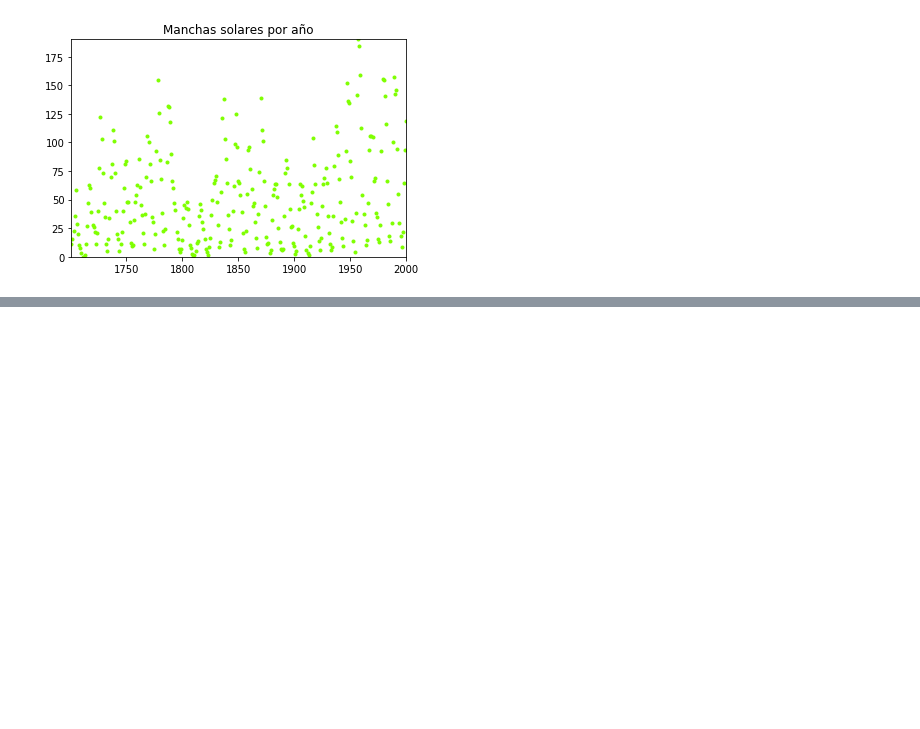
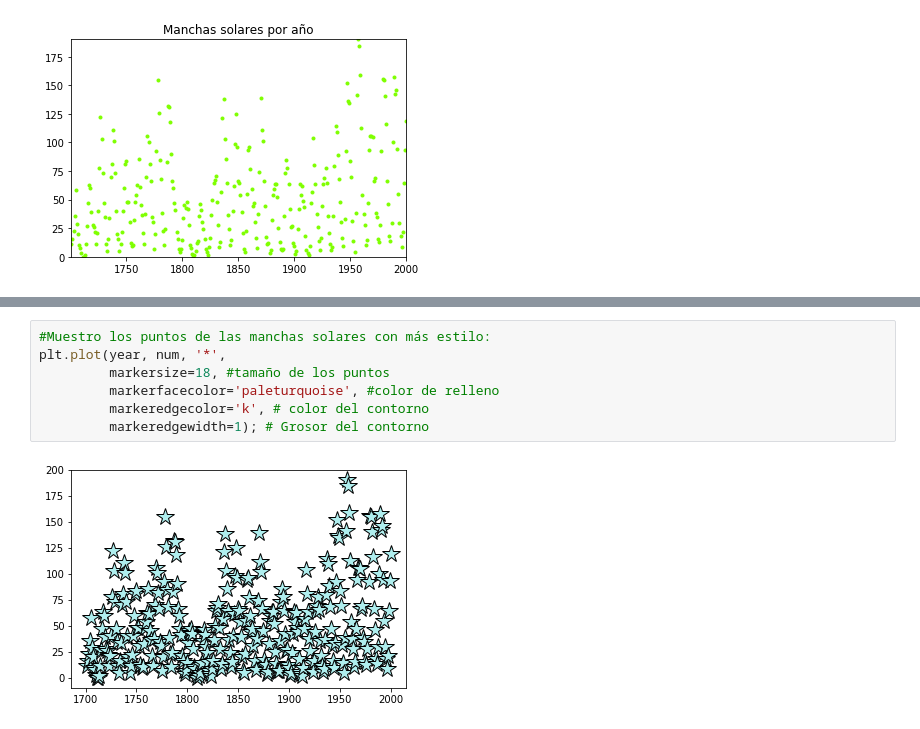
Before and after one commit to DCIDA2019/da2019-Oscar2401, a Jupyter notebook: Semana3/Tareas/Tarea_1.ipynb, the cells around one changed output, grey strips where cells are left out. Saved outputs shown, nothing was run; the diff lists cells and outputs as text; blank space fills up the shorter version.

```diff
--- a/Semana3/Tareas/Tarea_1.ipynb
+++ b/Semana3/Tareas/Tarea_1.ipynb
@@ -83,0 +95,9 @@ plt.legend();
+# %%
+#Muestro los puntos de las manchas solares con más estilo:
+plt.plot(year, num, '*',
+         markersize=18, #tamaño de los puntos
+         markerfacecolor='paleturquoise', #color de relleno
+         markeredgecolor='k', # color del contorno
+         markeredgewidth=1); # Grosor del contorno
+# %% [output]
+[figure, added]
```
Also changed, not shown: parts of 17 cells of this notebook.
